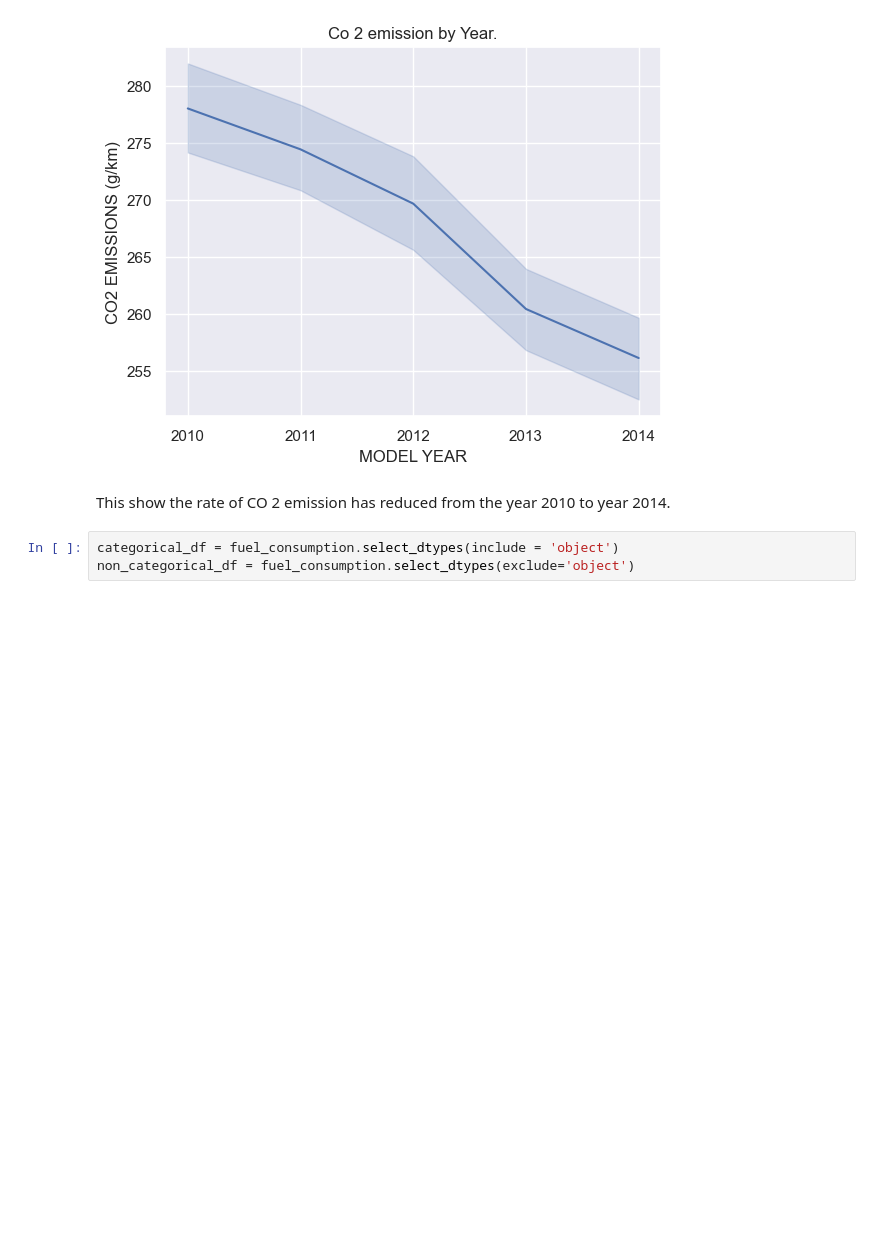
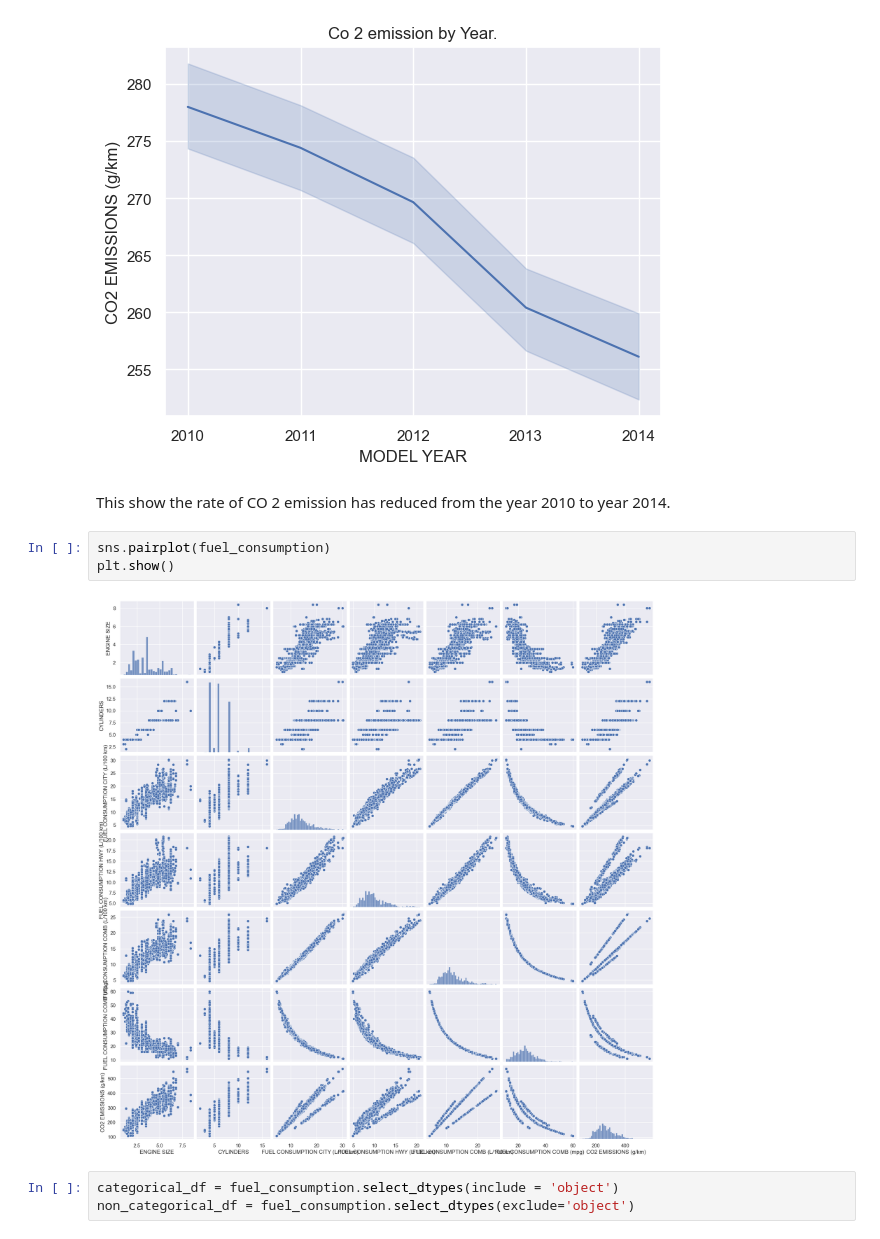
Before and after one commit to Sam-wyre/fuel-consumption-analysis, a Jupyter notebook: main.ipynb, the cells around one changed output. Drawn from its saved outputs; the diff is of its cells as text; blank space fills up the shorter version.

```diff
--- a/main.ipynb
+++ b/main.ipynb
@@ -274,6 +297,11 @@ plt.show()
 [figure]
 # %% [markdown]
 This show the rate of CO 2 emission has reduced from the year 2010 to year 2014.
+# %%
+sns.pairplot(fuel_consumption)
+plt.show()
+# %% [output]
+[figure, added]
 # %%
 categorical_df = fuel_consumption.select_dtypes(include = 'object')
 non_categorical_df = fuel_consumption.select_dtypes(exclude='object')
```
Also changed, not shown: parts of 30 cells of this notebook.
